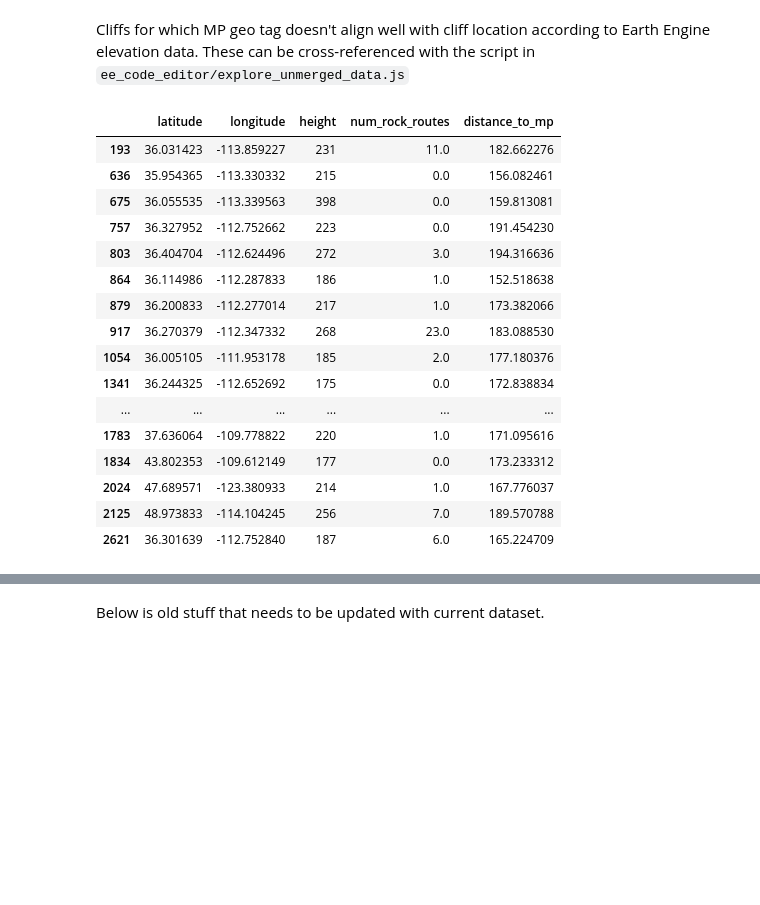
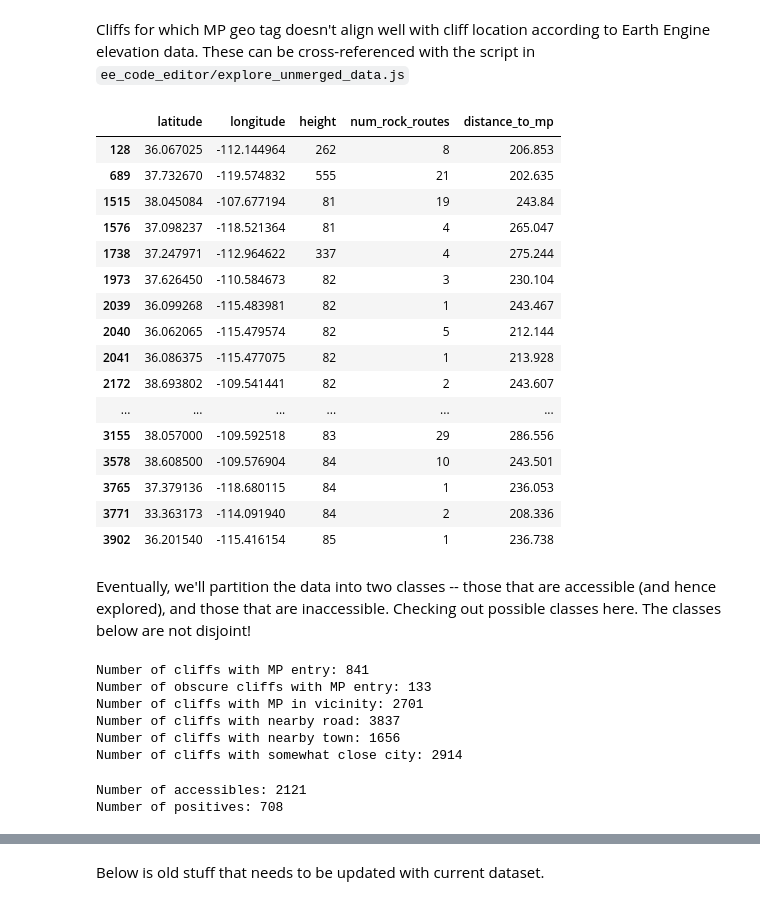
Before and after one commit to zebengberg/big-wall-finder, a Jupyter notebook: src/explore_data.ipynb, the cells around one changed output, grey strips where cells are left out. Cells and saved outputs as stored; diff of their text form; code cells hidden in the pictures; blank space fills up the shorter version.

```diff
--- a/src/explore_data.ipynb
+++ b/src/explore_data.ipynb
@@ -7,2 +9,3 @@ plt.rcParams['figure.figsize'] = [20, 10]
 # %%
-df = pd.read_csv('../data/merged_data.csv')
+df = pd.read_csv('../data/ee_joined.csv')
+mp = pd.read_csv('../data/mp_joined.csv')
@@ -10,0 +16,14 @@ Column `mp_areas` contains Features left over from join which are inaccessible i
+# %%
+df['mp_counts'] = 0
+df['num_rock_routes'] = 0
+df['num_views'] = 0
+df['distance_to_mp'] = None
+
+for i, row in tqdm(df.iterrows(), total=df.shape[0]):
+    filtered = mp[mp.custom_index == row.custom_index]
+    mp_count = filtered.shape[0]
+    if mp_count:
+        df.at[i, 'mp_counts'] = mp_count
+        df.at[i, 'num_rock_routes'] = filtered.num_rock_routes.sum()
+        df.at[i, 'num_views'] = filtered.num_views.sum()
+        df.at[i, 'distance_to_mp'] = filtered.distance_to_mp.mean()
@@ -11,2 +32,3 @@ Column `mp_areas` contains Features left over from join which are inaccessible i
 # %%
-df.drop(columns=['mp_areas', 'centroid_lith', 'system:index'], inplace=True)
+df.drop(columns=['system:index', 'centroid', 'centroid_lith', 'custom_index', 'vicinity_mp_areas'], inplace=True)
+df.columns
@@ -20,22 +93,22 @@ plt.show()
 # %% [markdown]
 Cliffs for which MP geo tag doesn't align well with cliff location according to Earth Engine elevation data. These can be cross-referenced with the script in `ee_code_editor/explore_unmerged_data.js`
 # %%
-df[(df.distance_to_mp > 150) & (df.distance_to_mp < 200)][['latitude', 'longitude', 'height', 'num_rock_routes', 'distance_to_mp']].head(20)
+df[df.distance_to_mp > 200][['latitude', 'longitude', 'height', 'num_rock_routes', 'distance_to_mp']].head(20)
 # %% [output]
 |  | latitude | longitude | height | num_rock_routes | distance_to_mp |
-| 193 | 36.031423 | -113.859227 | 231 | 11.0 | 182.662276 |
-| 636 | 35.954365 | -113.330332 | 215 | 0.0 | 156.082461 |
-| 675 | 36.055535 | -113.339563 | 398 | 0.0 | 159.813081 |
-| 757 | 36.327952 | -112.752662 | 223 | 0.0 | 191.454230 |
-| 803 | 36.404704 | -112.624496 | 272 | 3.0 | 194.316636 |
-| 864 | 36.114986 | -112.287833 | 186 | 1.0 | 152.518638 |
-| 879 | 36.200833 | -112.277014 | 217 | 1.0 | 173.382066 |
-| 917 | 36.270379 | -112.347332 | 268 | 23.0 | 183.088530 |
-| 1054 | 36.005105 | -111.953178 | 185 | 2.0 | 177.180376 |
-| 1341 | 36.244325 | -112.652692 | 175 | 0.0 | 172.838834 |
+| 128 | 36.067025 | -112.144964 | 262 | 8 | 206.853 |
+| 689 | 37.732670 | -119.574832 | 555 | 21 | 202.635 |
+| 1515 | 38.045084 | -107.677194 | 81 | 19 | 243.84 |
+| 1576 | 37.098237 | -118.521364 | 81 | 4 | 265.047 |
+| 1738 | 37.247971 | -112.964622 | 337 | 4 | 275.244 |
+| 1973 | 37.626450 | -110.584673 | 82 | 3 | 230.104 |
+| 2039 | 36.099268 | -115.483981 | 82 | 1 | 243.467 |
+| 2040 | 36.062065 | -115.479574 | 82 | 5 | 212.144 |
+| 2041 | 36.086375 | -115.477075 | 82 | 1 | 213.928 |
+| 2172 | 38.693802 | -109.541441 | 82 | 2 | 243.607 |
 | ... | ... | ... | ... | ... | ... |
-| 1783 | 37.636064 | -109.778822 | 220 | 1.0 | 171.095616 |
-| 1834 | 43.802353 | -109.612149 | 177 | 0.0 | 173.233312 |
-| 2024 | 47.689571 | -123.380933 | 214 | 1.0 | 167.776037 |
-| 2125 | 48.973833 | -114.104245 | 256 | 7.0 | 189.570788 |
-| 2621 | 36.301639 | -112.752840 | 187 | 6.0 | 165.224709 |
+| 3155 | 38.057000 | -109.592518 | 83 | 29 | 286.556 |
+| 3578 | 38.608500 | -109.576904 | 84 | 10 | 243.501 |
+| 3765 | 37.379136 | -118.680115 | 84 | 1 | 236.053 |
+| 3771 | 33.363173 | -114.091940 | 84 | 2 | 208.336 |
+| 3902 | 36.201540 | -115.416154 | 85 | 1 | 236.738 |
@@ -45,0 +115,24 @@ hits.to_csv('explore_me.csv', header=True, index=False)
+# %% [markdown]
+Eventually, we'll partition the data into two classes -- those that are accessible (and hence explored), and those that are inaccessible. Checking out possible classes here. The classes below are not disjoint!
+# %%
+print(f'Number of cliffs with MP entry: {(df.mp_counts > 0).sum()}')
+print(f'Number of obscure cliffs with MP entry: {((df.mp_counts > 0) & (df.num_views < 1000)).sum()}')
+print(f'Number of cliffs with MP in vicinity: {(df.vicinity_num_rock_routes > 0).sum()}')
+print(f'Number of cliffs with nearby road: {(df.road_within_500m == 1).sum()}')
+print(f'Number of cliffs with nearby town: {(df.population_within_30km > 30_000).sum()}')
+print(f'Number of cliffs with somewhat close city: {(df.population_within_100km > 1_000_000).sum()}')
+# %% [output]
+Number of cliffs with MP entry: 841
+Number of obscure cliffs with MP entry: 133
+Number of cliffs with MP in vicinity: 2701
+Number of cliffs with nearby road: 3837
+Number of cliffs with nearby town: 1656
+Number of cliffs with somewhat close city: 2914
+# %%
+accessible = (df.num_views > 1000) | (df.vicinity_num_views > 10000) | ((df.road_within_500m == 1) & (df.population_within_30km > 30_000)) | \
+             ((df.road_within_500m == 1) & (df.population_within_100km > 1_000_000))
+print(f'Number of accessibles: {accessible.sum()}')
+print(f'Number of positives: {(df.num_views > 1000).sum()}')
+# %% [output]
+Number of accessibles: 2121
+Number of positives: 708
```
Also changed, not shown: parts of 20 cells of this notebook, 1 other file.
